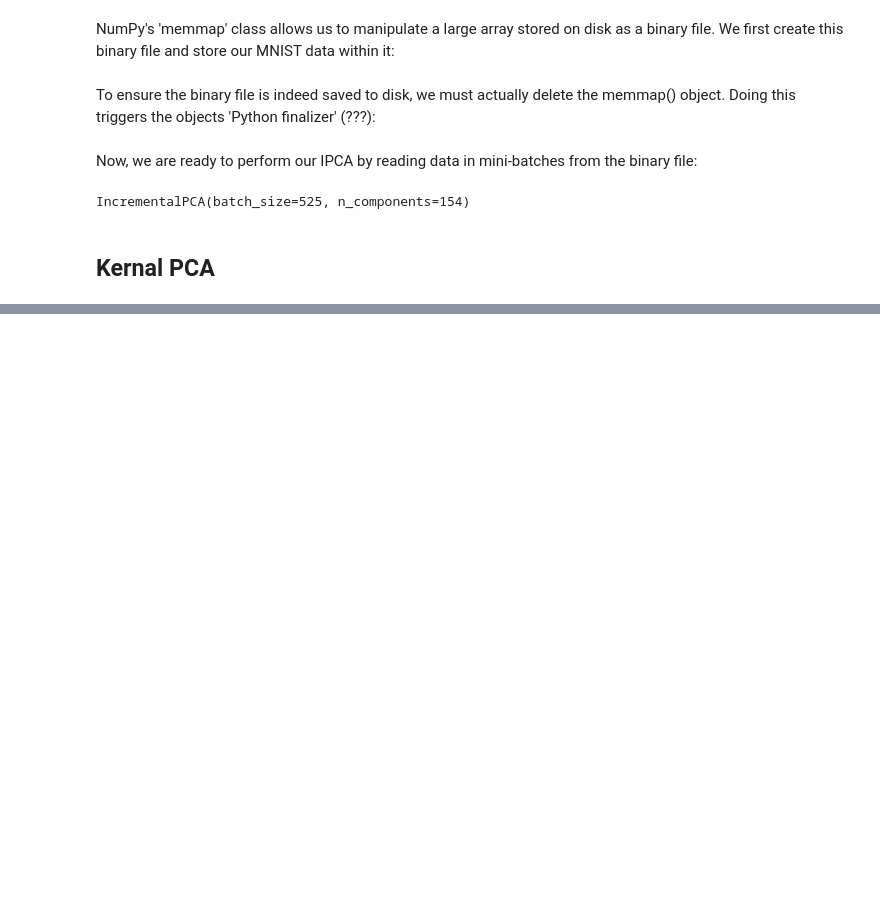
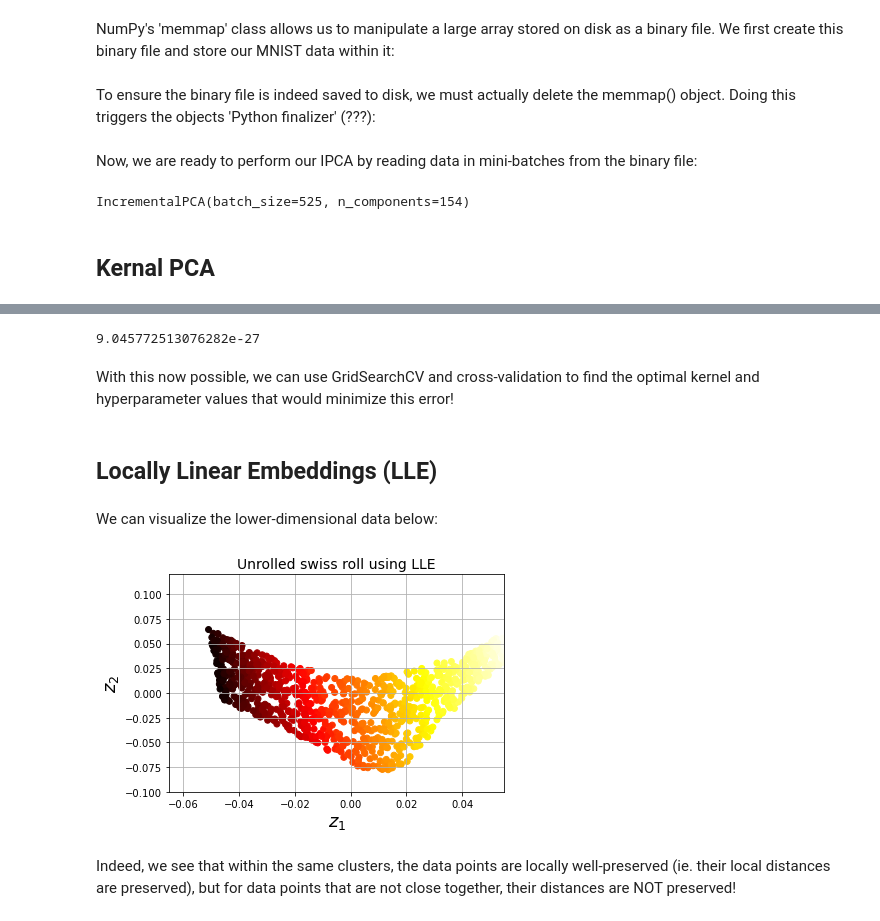
Before and after one commit to aj112358/ML_Notes, a Jupyter notebook: 08_Dimensionality_Reduction/08_Dimensionality_Reduction.ipynb, the cells around one changed output, grey strips where cells are left out. Drawn from its saved outputs; the diff is of its cells as text; code cells hidden in the pictures; blank space fills up the shorter version.

```diff
--- a/08_Dimensionality_Reduction/08_Dimensionality_Reduction.ipynb
+++ b/08_Dimensionality_Reduction/08_Dimensionality_Reduction.ipynb
@@ -274,0 +293,16 @@ IncrementalPCA(batch_size=525, n_components=154)
+# %%
+classifier_pipeline = Pipeline([
+    ("kpca", KernelPCA(n_components=2)),
+    ("log_reg", LogisticRegression())
+])
+# %%
+# Specifing the hyperparameters we wish to investigate
+param_grid = [{
+    "kpca__gamma": np.linspace(0.03, 0.05, 10),
+    "kpca__kernel": ["rbf", "sigmoid"]
+}]
+# %%
+y = t > 6.9 # Why??????
+
+grid_search = GridSearchCV(classifier_pipeline, param_grid, cv=3)
+grid_search.fit(X, y)
@@ -274,0 +343,30 @@ IncrementalPCA(batch_size=525, n_components=154)
+# %%
+from sklearn.metrics import mean_squared_error
+
+mean_squared_error(X, X_preimage)
+# %% [output]
+9.045772513076282e-27
+# %% [markdown]
+With this now possible, we can use GridSearchCV and cross-validation to find the optimal kernel and hyperparameter values that would minimize this error!
+# %% [markdown]
+## Locally Linear Embeddings (LLE)
+# %%
+from sklearn.manifold import LocallyLinearEmbedding
+
+lle = LocallyLinearEmbedding(n_components=2, n_neighbors=10)
+X_reduced = lle.fit_transform(X)
+# %% [markdown]
+We can visualize the lower-dimensional data below:
+# %%
+import matplotlib.pyplot as plt
+
+plt.title("Unrolled swiss roll using LLE", fontsize=14)
+plt.scatter(X_reduced[:, 0], X_reduced[:, 1], c=t, cmap=plt.cm.hot)
+plt.xlabel("$z_1$", fontsize=18)
+plt.ylabel("$z_2$", fontsize=18)
+plt.axis([-0.065, 0.055, -0.1, 0.12])
+plt.grid(True)
+# %% [output]
+[figure, added]
+# %% [markdown]
+Indeed, we see that within the same clusters, the data points are locally well-preserved (ie. their local distances are preserved), but for data points that are not close together, their distances are NOT preserved!
```
Also changed, not shown: parts of 16 cells of this notebook.
